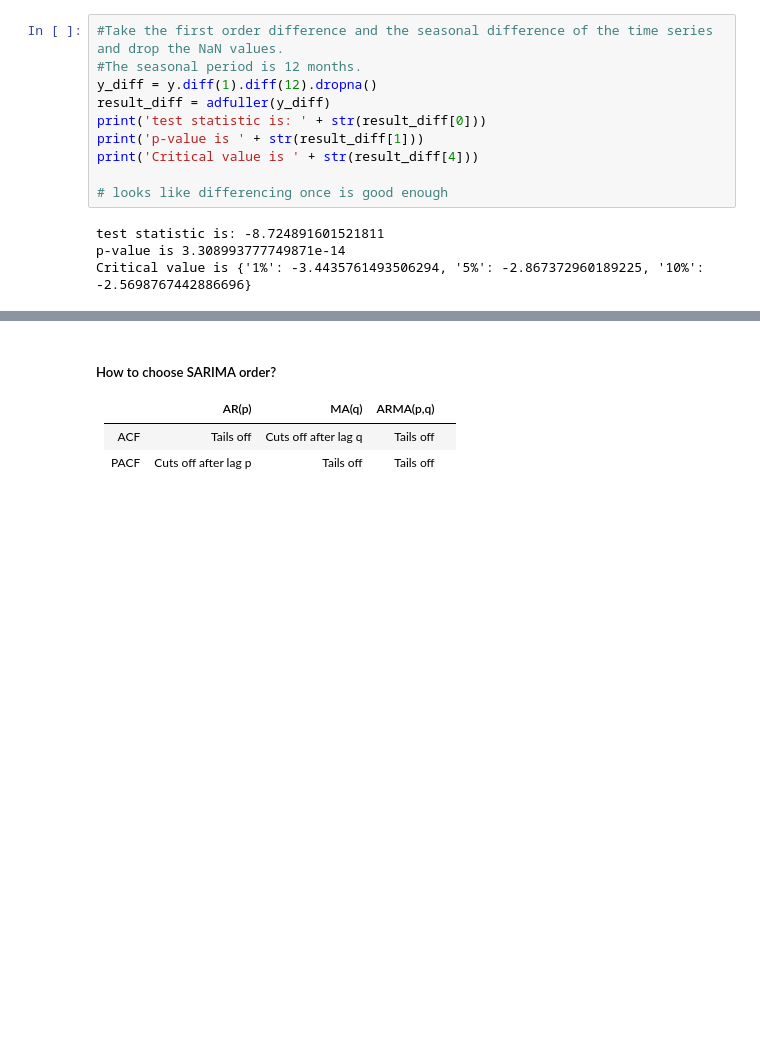
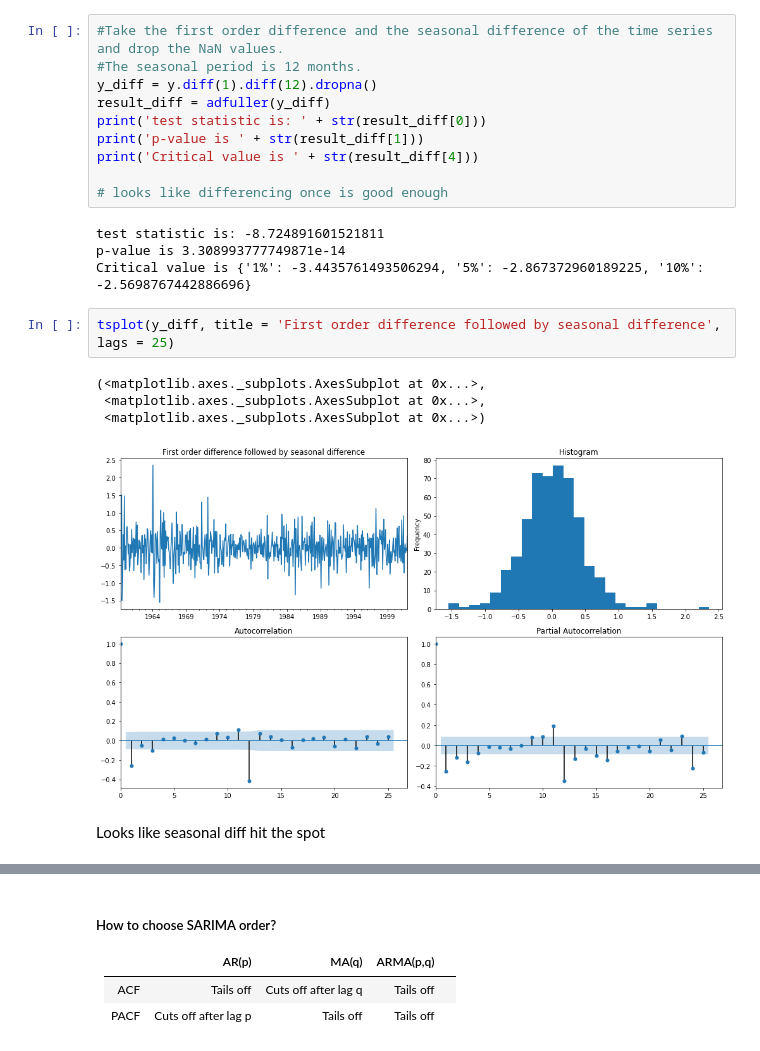
Before and after one commit to ianlim28/Data_ToolBox, a Jupyter notebook: timeseriesCO2.ipynb, the cells around one changed output, grey strips where cells are left out. Drawn from its saved outputs; the diff is of its cells as text; blank space fills up the shorter version.

```diff
--- a/timeseriesCO2.ipynb
+++ b/timeseriesCO2.ipynb
@@ -162,4 +195,13 @@ print('Critical value is ' + str(result_diff[4]))
 test statistic is: -8.724891601521811
 p-value is 3.308993777749871e-14
 Critical value is {'1%': -3.4435761493506294, '5%': -2.867372960189225, '10%': -2.5698767442886696}
+# %%
+tsplot(y_diff, title = 'First order difference followed by seasonal difference', lags = 25)
+# %% [output]
+(<matplotlib.axes._subplots.AxesSubplot at 0x...>,
+ <matplotlib.axes._subplots.AxesSubplot at 0x...>,
+ <matplotlib.axes._subplots.AxesSubplot at 0x...>)
+[figure, added]
+# %% [markdown]
+Looks like seasonal diff hit the spot
 # %%
```
Also changed, not shown: parts of 29 cells of this notebook.
